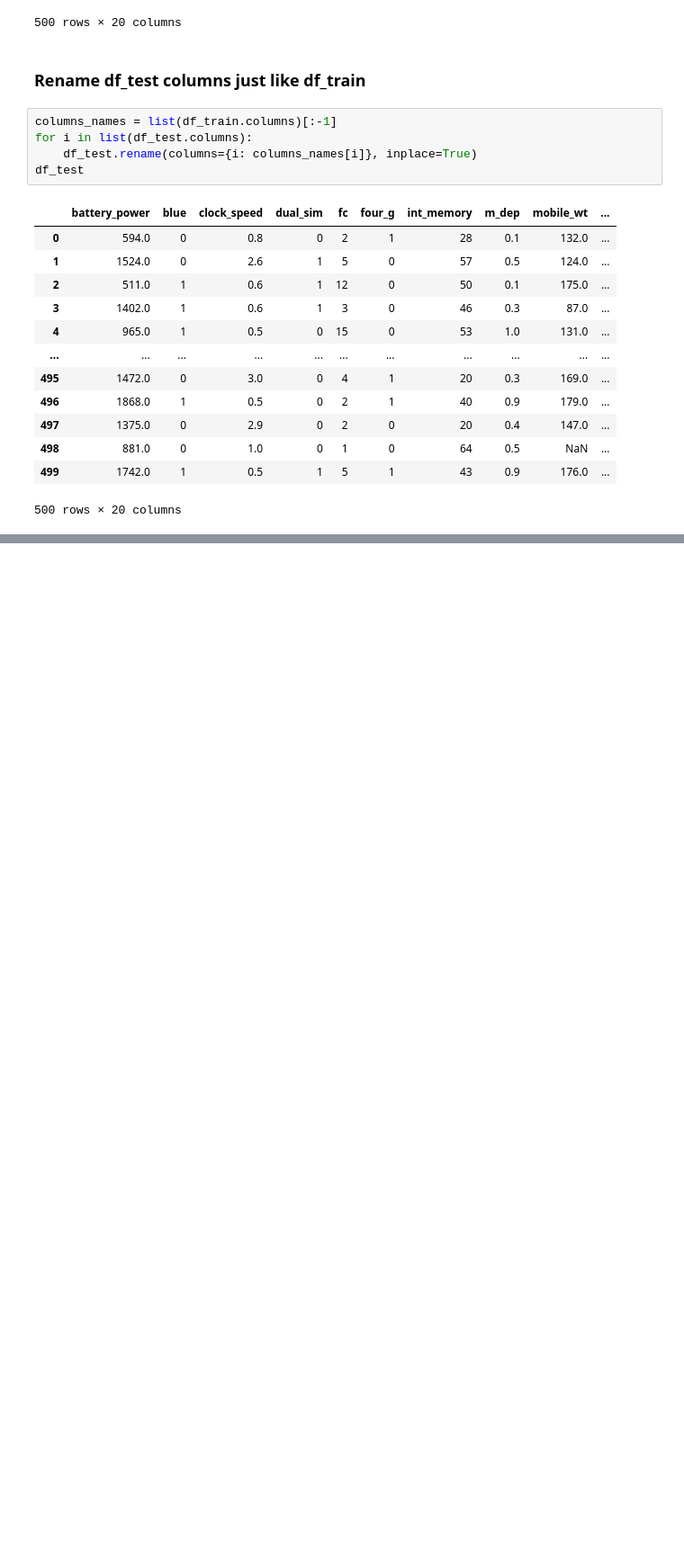
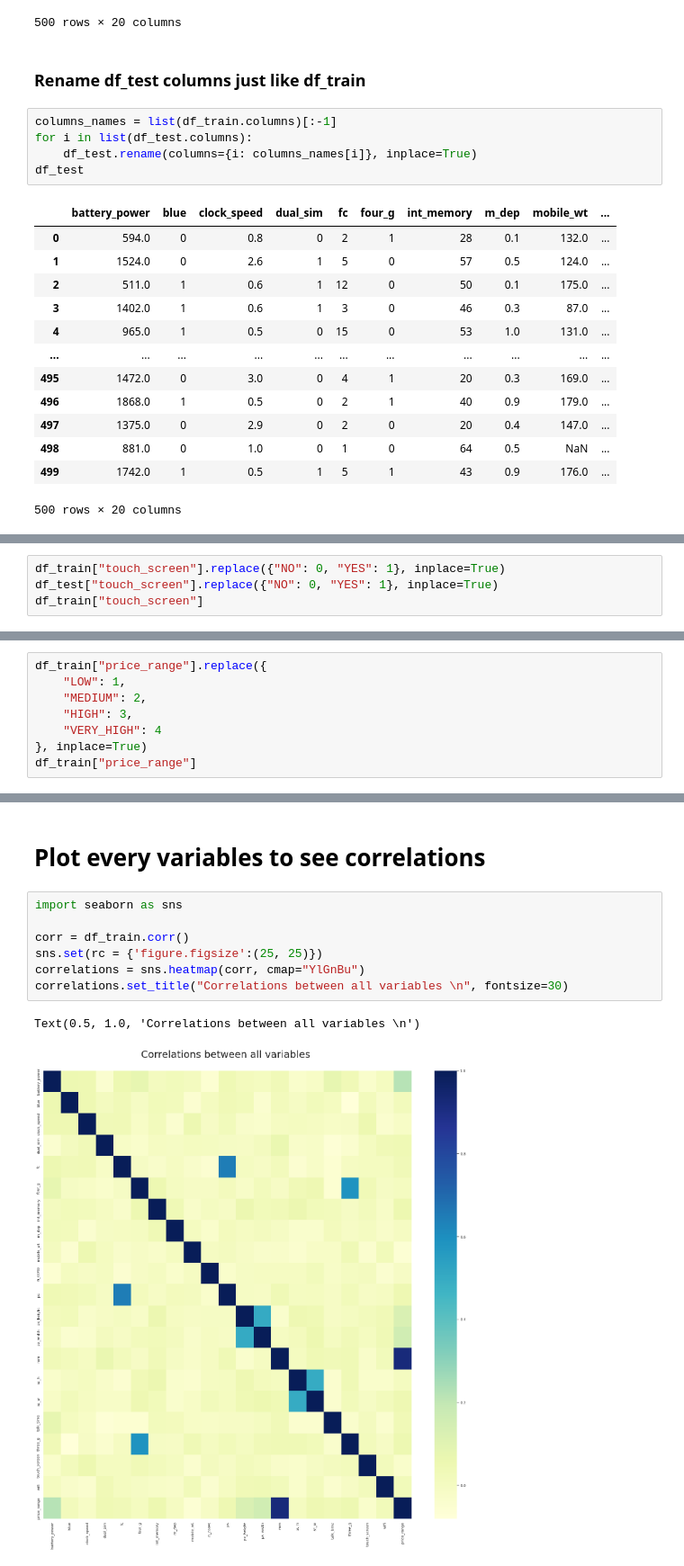
Before and after one commit to Meridolian/smartphone_classification, a Jupyter notebook: smartphones_classification.ipynb, the cells around one changed output, grey strips where cells are left out. Shown: that part at 90% size. Cells and saved outputs as stored; diff of their text form; blank space fills up the shorter version.

Commit message:
exploration + transformation + cleanup + watch correlations

```diff
--- a/smartphones_classification.ipynb
+++ b/smartphones_classification.ipynb
@@ -61,0 +106,4 @@ df_test
+# %%
+df_train["touch_screen"].replace({"NO": 0, "YES": 1}, inplace=True)
+df_test["touch_screen"].replace({"NO": 0, "YES": 1}, inplace=True)
+df_train["touch_screen"]
@@ -61,0 +125,8 @@ df_test
+# %%
+df_train["price_range"].replace({
+    "LOW": 1,
+    "MEDIUM": 2,
+    "HIGH": 3,
+    "VERY_HIGH": 4
+}, inplace=True)
+df_train["price_range"]
@@ -61,0 +146,12 @@ df_test
+# %% [markdown]
+# Plot every variables to see correlations
+# %%
+import seaborn as sns
+
+corr = df_train.corr()
+sns.set(rc = {'figure.figsize':(25, 25)})
+correlations = sns.heatmap(corr, cmap="YlGnBu")
+correlations.set_title("Correlations between all variables \n", fontsize=30)
+# %% [output]
+Text(0.5, 1.0, 'Correlations between all variables \n')
+[figure, added]
```
Also changed, not shown: parts of 26 cells of this notebook.
